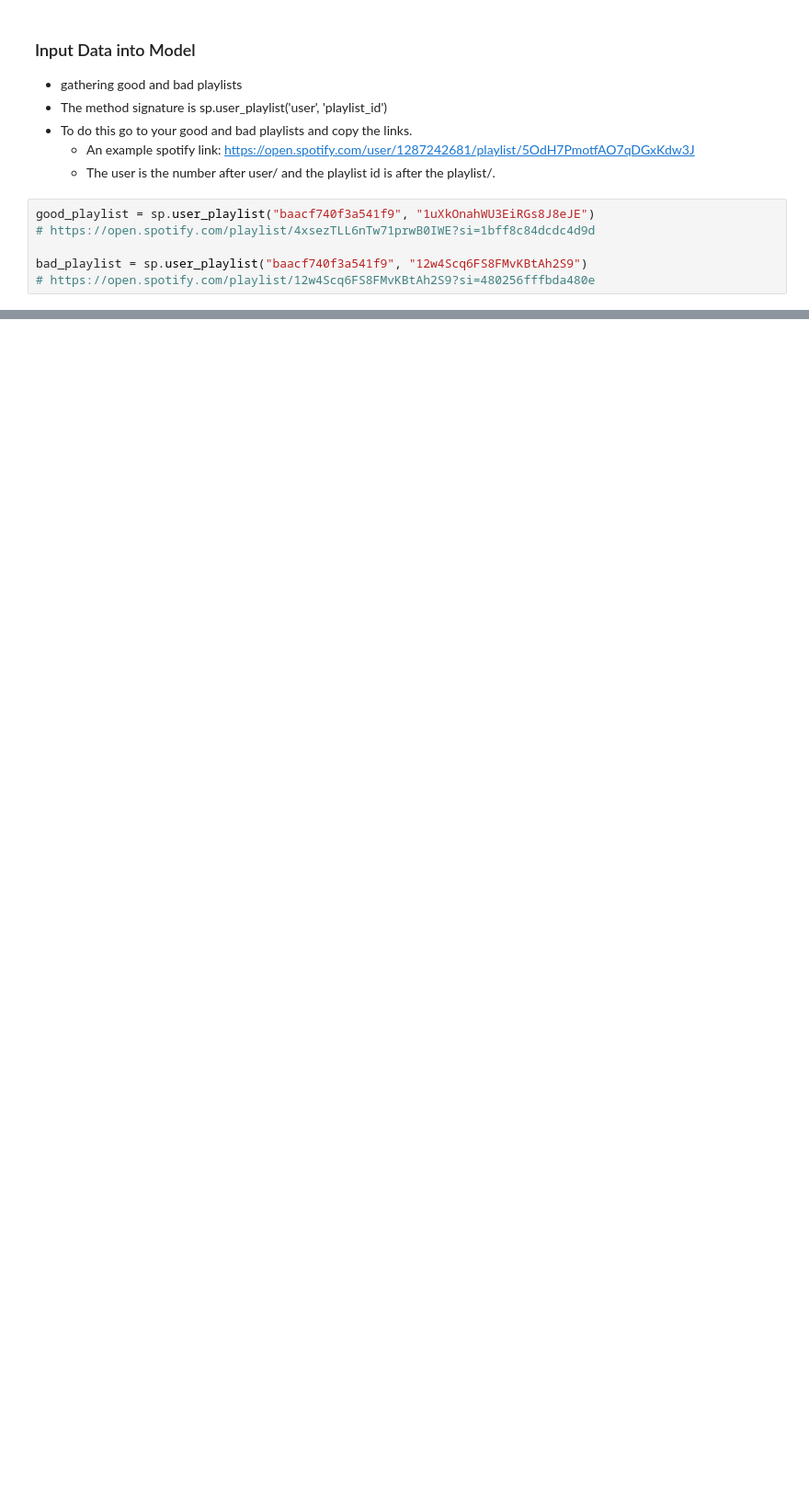
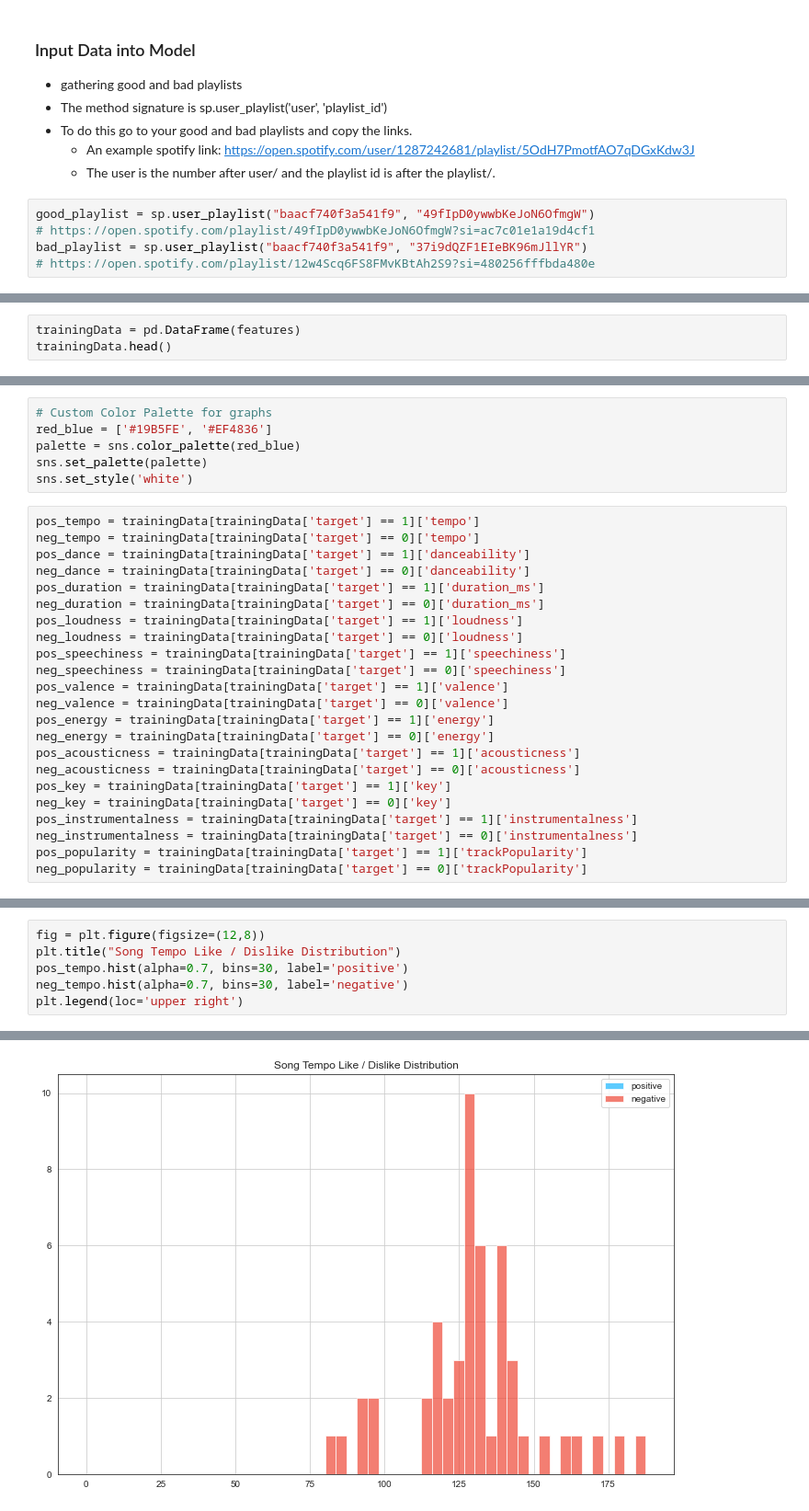
Before and after one commit to bananajoe-4/spotify-discover-weekly-ml, a Jupyter notebook: notebook.ipynb, the cells around one changed output, grey strips where cells are left out. Shown: that part at 92% size. Cells and saved outputs as stored; diff of their text form; blank space fills up the shorter version.

```diff
--- a/notebook.ipynb
+++ b/notebook.ipynb
@@ -54,10 +54,9 @@ sp = spotipy.Spotify(auth_manager=SpotifyOAuth(client_id,
     - An example spotify link: https://open.spotify.com/user/1287242681/playlist/5OdH7PmotfAO7qDGxKdw3J
     - The user is the number after user/ and the playlist id is after the playlist/.
 # %%
-good_playlist = sp.user_playlist("baacf740f3a541f9", "1uXkOnahWU3EiRGs8J8eJE")
-# https://open.spotify.com/playlist/4xsezTLL6nTw71prwB0IWE?si=1bff8c84dcdc4d9d
-
-bad_playlist = sp.user_playlist("baacf740f3a541f9", "12w4Scq6FS8FMvKBtAh2S9")
+good_playlist = sp.user_playlist("baacf740f3a541f9", "49fIpD0ywwbKeJoN6OfmgW")
+# https://open.spotify.com/playlist/49fIpD0ywwbKeJoN6OfmgW?si=ac7c01e1a19d4cf1
+bad_playlist = sp.user_playlist("baacf740f3a541f9", "37i9dQZF1EIeBK96mJllYR")
 # https://open.spotify.com/playlist/12w4Scq6FS8FMvKBtAh2S9?si=480256fffbda480e
 # %%
 #Get the good song id's out of the good playlists, need it for the audio features call.
@@ -101,0 +115,3 @@ AttributeError: 'NoneType' object has no attribute 'split'
+# %%
+trainingData = pd.DataFrame(features)
+trainingData.head()
@@ -101,0 +131,29 @@ AttributeError: 'NoneType' object has no attribute 'split'
+# %%
+# Custom Color Palette for graphs
+red_blue = ['#19B5FE', '#EF4836']
+palette = sns.color_palette(red_blue)
+sns.set_palette(palette)
+sns.set_style('white')
+# %%
+pos_tempo = trainingData[trainingData['target'] == 1]['tempo']
+neg_tempo = trainingData[trainingData['target'] == 0]['tempo']
+pos_dance = trainingData[trainingData['target'] == 1]['danceability']
+neg_dance = trainingData[trainingData['target'] == 0]['danceability']
+pos_duration = trainingData[trainingData['target'] == 1]['duration_ms']
+neg_duration = trainingData[trainingData['target'] == 0]['duration_ms']
+pos_loudness = trainingData[trainingData['target'] == 1]['loudness']
+neg_loudness = trainingData[trainingData['target'] == 0]['loudness']
+pos_speechiness = trainingData[trainingData['target'] == 1]['speechiness']
+neg_speechiness = trainingData[trainingData['target'] == 0]['speechiness']
+pos_valence = trainingData[trainingData['target'] == 1]['valence']
+neg_valence = trainingData[trainingData['target'] == 0]['valence']
+pos_energy = trainingData[trainingData['target'] == 1]['energy']
+neg_energy = trainingData[trainingData['target'] == 0]['energy']
+pos_acousticness = trainingData[trainingData['target'] == 1]['acousticness']
+neg_acousticness = trainingData[trainingData['target'] == 0]['acousticness']
+pos_key = trainingData[trainingData['target'] == 1]['key']
+neg_key = trainingData[trainingData['target'] == 0]['key']
+pos_instrumentalness = trainingData[trainingData['target'] == 1]['instrumentalness']
+neg_instrumentalness = trainingData[trainingData['target'] == 0]['instrumentalness']
+pos_popularity = trainingData[trainingData['target'] == 1]['trackPopularity']
+neg_popularity = trainingData[trainingData['target'] == 0]['trackPopularity']
@@ -101,0 +181,7 @@ AttributeError: 'NoneType' object has no attribute 'split'
+# %%
+fig = plt.figure(figsize=(12,8))
+plt.title("Song Tempo Like / Dislike Distribution")
+pos_tempo.hist(alpha=0.7, bins=30, label='positive')
+neg_tempo.hist(alpha=0.7, bins=30, label='negative')
+plt.legend(loc='upper right')
+# %% [output]
@@ -101,0 +189 @@ AttributeError: 'NoneType' object has no attribute 'split'
+[figure, added]
```
Also changed, not shown: parts of 9 cells of this notebook.
